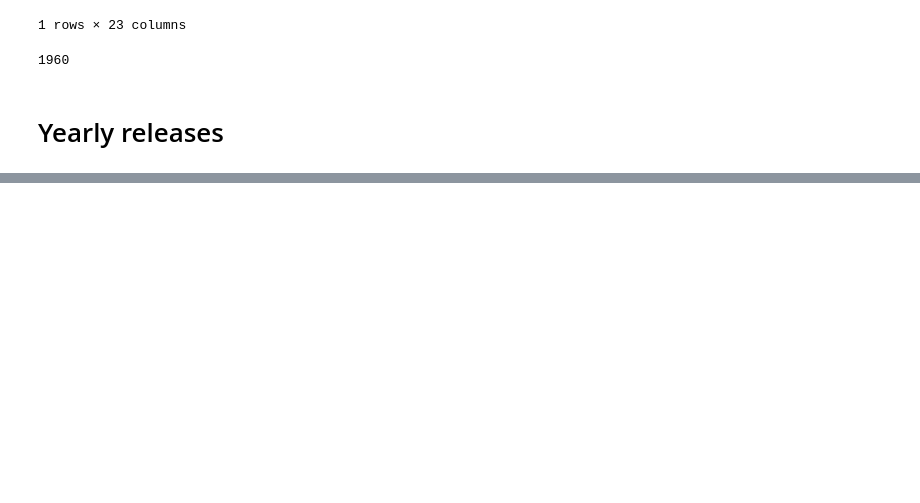
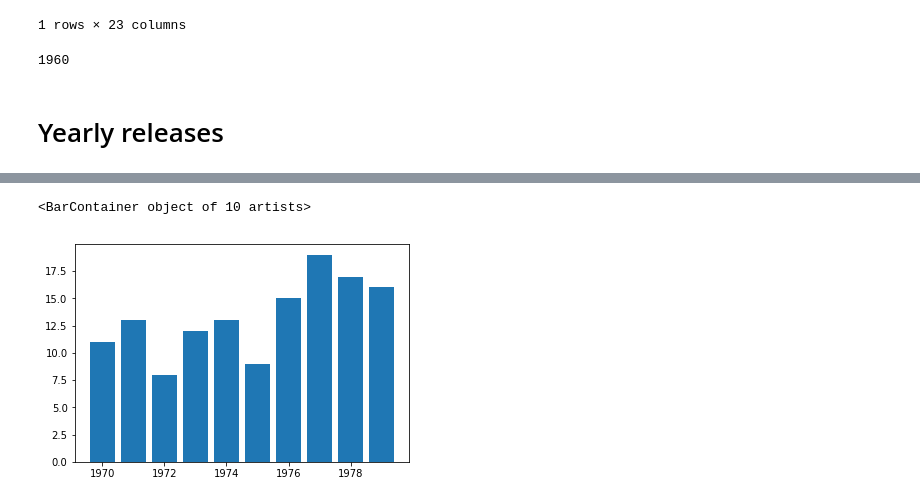
Before and after one commit to asim-noor/data-exploration, a Jupyter notebook: Project 2 DAND.ipynb, the cells around one changed output, grey strips where cells are left out. Cells and saved outputs as stored; diff of their text form; code cells hidden in the pictures; blank space fills up the shorter version.

```diff
--- a/Project 2 DAND.ipynb
+++ b/Project 2 DAND.ipynb
@@ -350,0 +342,5 @@ Name: id, dtype: int64
+# %%
+plt.bar(yearly_releases[10:20].index, yearly_releases[10:20])
+# %% [output]
+<BarContainer object of 10 artists>
+[figure, added]
```
Also changed, not shown: parts of 25 cells of this notebook.
